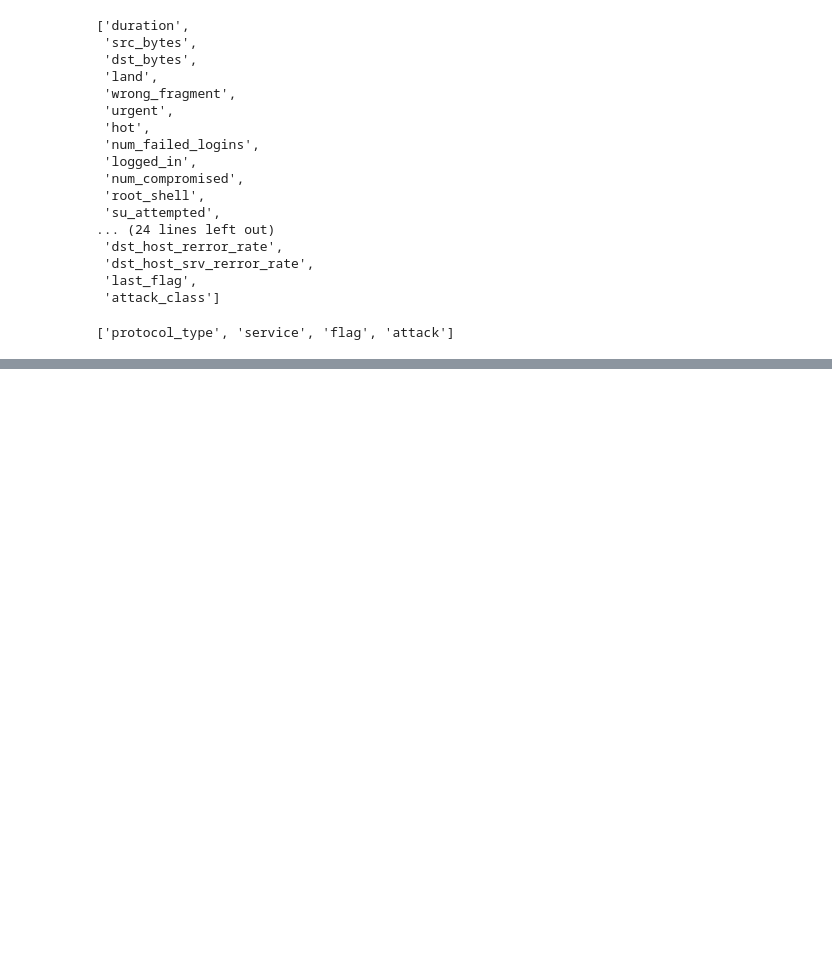
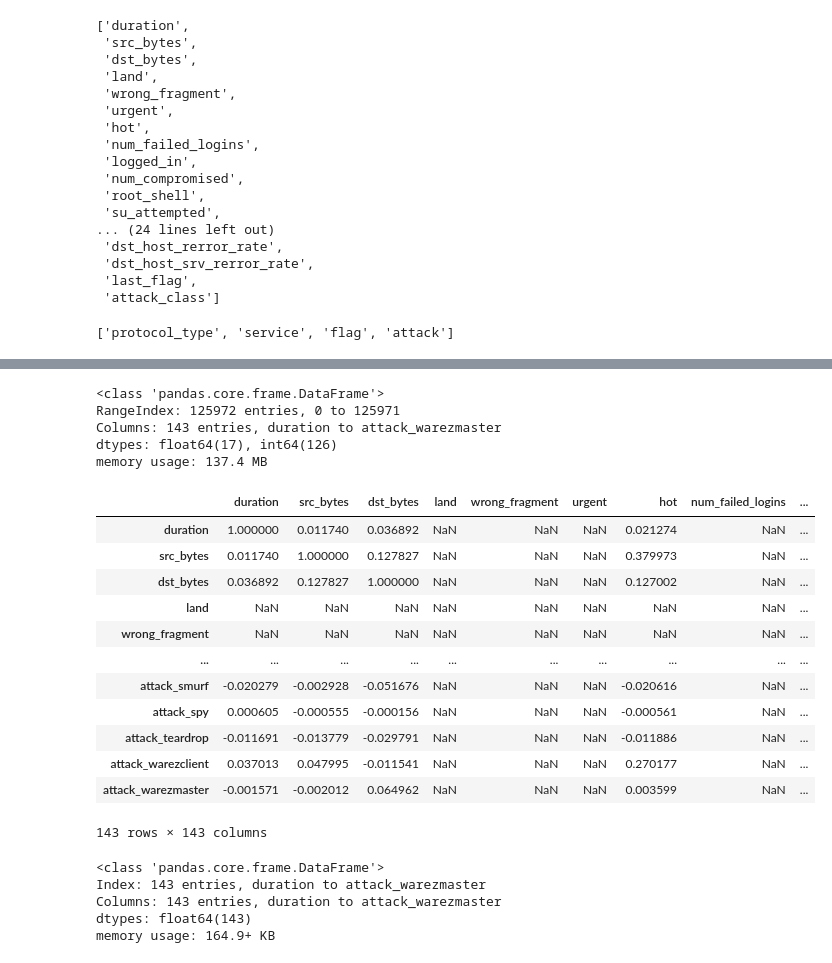
Before and after one commit to vansh412f/Enhanced_NIDS_prod, a Jupyter notebook: NIDS.ipynb, the cells around one changed output, grey strips where cells are left out. Drawn from its saved outputs; the diff is of its cells as text; code cells hidden in the pictures; blank space fills up the shorter version.

```diff
--- a/NIDS.ipynb
+++ b/NIDS.ipynb
@@ -279,0 +345,8 @@ cat_var_names
+# %%
+#Handling Outliers
+def outlier_capping(x):
+    x = x.clip(upper=x.quantile(0.99))
+    x = x.clip(lower=x.quantile(0.01))
+    return x
+
+train_num=train_num.apply(outlier_capping)
@@ -279,0 +414,34 @@ cat_var_names
+# %%
+train_new.info()
+# %% [output]
+<class 'pandas.core.frame.DataFrame'>
+RangeIndex: 125972 entries, 0 to 125971
+Columns: 143 entries, duration to attack_warezmaster
+dtypes: float64(17), int64(126)
+memory usage: 137.4 MB
+# %%
+# correlation matrix (ranges from 1 to -1)
+corrm=train_new.corr()
+corrm
+# %% [output]
+|  | duration | src_bytes | dst_bytes | land | wrong_fragment | urgent | hot | num_failed_logins | ... |
+| duration | 1.000000 | 0.011740 | 0.036892 | NaN | NaN | NaN | 0.021274 | NaN | ... |
+| src_bytes | 0.011740 | 1.000000 | 0.127827 | NaN | NaN | NaN | 0.379973 | NaN | ... |
+| dst_bytes | 0.036892 | 0.127827 | 1.000000 | NaN | NaN | NaN | 0.127002 | NaN | ... |
+| land | NaN | NaN | NaN | NaN | NaN | NaN | NaN | NaN | ... |
+| wrong_fragment | NaN | NaN | NaN | NaN | NaN | NaN | NaN | NaN | ... |
+| ... | ... | ... | ... | ... | ... | ... | ... | ... | ... |
+| attack_smurf | -0.020279 | -0.002928 | -0.051676 | NaN | NaN | NaN | -0.020616 | NaN | ... |
+| attack_spy | 0.000605 | -0.000555 | -0.000156 | NaN | NaN | NaN | -0.000561 | NaN | ... |
+| attack_teardrop | -0.011691 | -0.013779 | -0.029791 | NaN | NaN | NaN | -0.011886 | NaN | ... |
+| attack_warezclient | 0.037013 | 0.047995 | -0.011541 | NaN | NaN | NaN | 0.270177 | NaN | ... |
+| attack_warezmaster | -0.001571 | -0.002012 | 0.064962 | NaN | NaN | NaN | 0.003599 | NaN | ... |
+143 rows × 143 columns
+# %%
+corrm.info()
+# %% [output]
+<class 'pandas.core.frame.DataFrame'>
+Index: 143 entries, duration to attack_warezmaster
+Columns: 143 entries, duration to attack_warezmaster
+dtypes: float64(143)
+memory usage: 164.9+ KB
```
Also changed, not shown: parts of 80 cells of this notebook, 3 other files.
